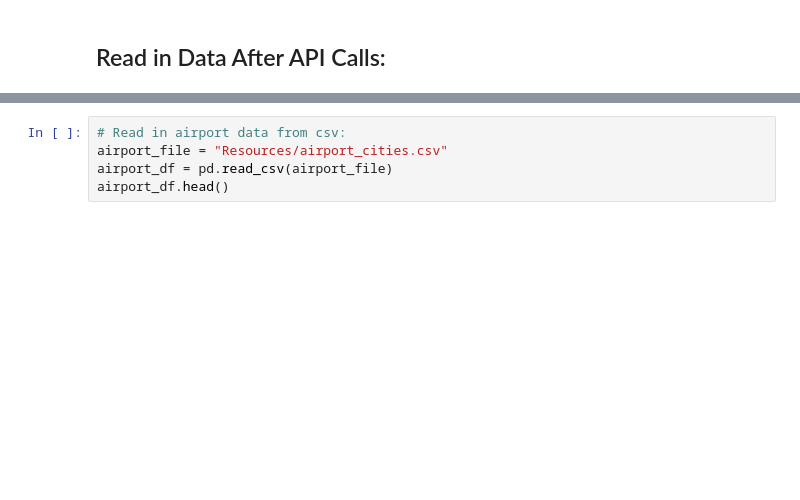
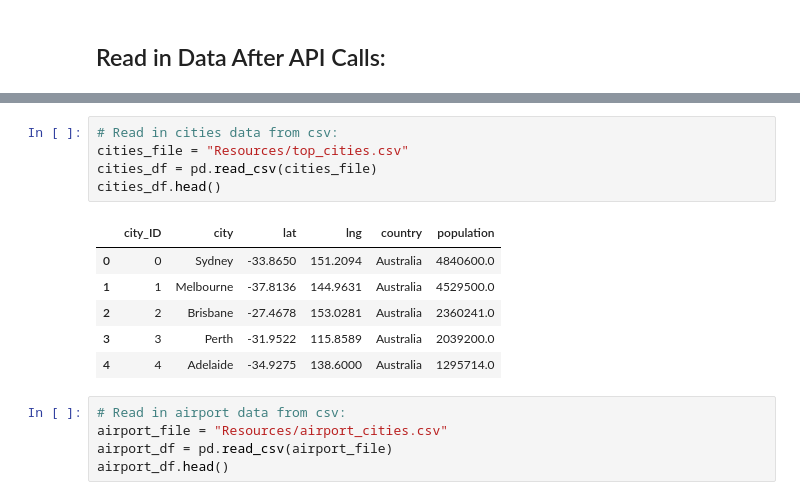
Before and after one commit to zwcrowley/Project_2_ETL_KPflugi_ZCrowley, a Jupyter notebook: zack_api_etl_proj2.ipynb, the cells around one changed output, grey strips where cells are left out. Cells and saved outputs as stored; diff of their text form; blank space fills up the shorter version.

```diff
--- a/zack_api_etl_proj2.ipynb
+++ b/zack_api_etl_proj2.ipynb
@@ -356,3 +437,15 @@ beaches_df.head(10)
+# %%
+# Read in cities data from csv:
+cities_file = "Resources/top_cities.csv"
+cities_df = pd.read_csv(cities_file)
+cities_df.head()
+# %% [output]
+|  | city_ID | city | lat | lng | country | population |
+| 0 | 0 | Sydney | -33.8650 | 151.2094 | Australia | 4840600.0 |
+| 1 | 1 | Melbourne | -37.8136 | 144.9631 | Australia | 4529500.0 |
+| 2 | 2 | Brisbane | -27.4678 | 153.0281 | Australia | 2360241.0 |
+| 3 | 3 | Perth | -31.9522 | 115.8589 | Australia | 2039200.0 |
+| 4 | 4 | Adelaide | -34.9275 | 138.6000 | Australia | 1295714.0 |
 # %%
 # Read in airport data from csv:
 airport_file = "Resources/airport_cities.csv"
```
Also changed, not shown: parts of 13 cells of this notebook, 4 other files.
